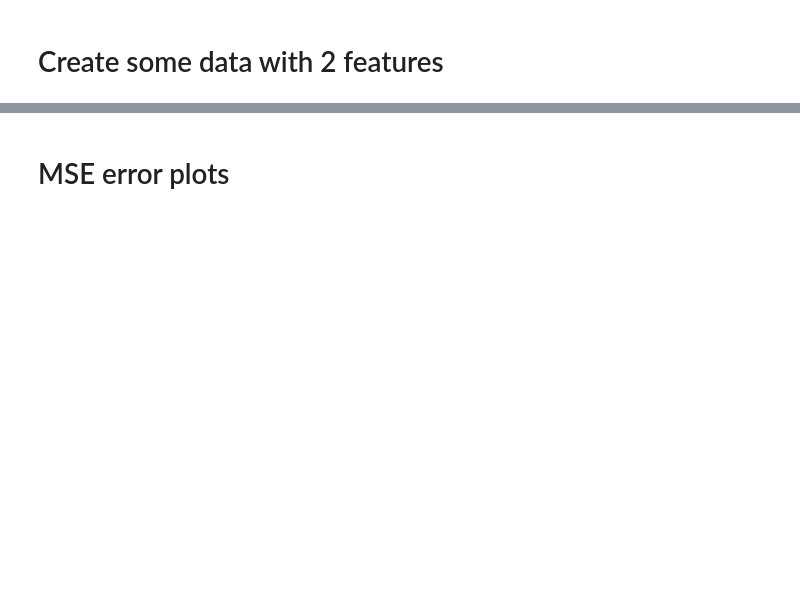
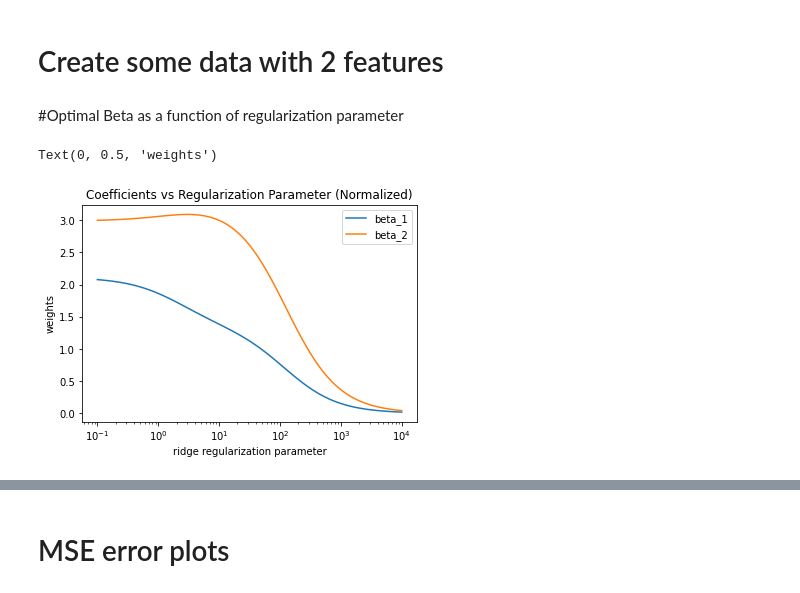
Before and after one commit to mcnica89/DATA6100, a Jupyter notebook: loss_function_surface_for_ridge_reg.ipynb, the cells around one changed output, grey strips where cells are left out. Cells and saved outputs as stored; diff of their text form; code cells hidden in the pictures; blank space fills up the shorter version.

```diff
--- a/loss_function_surface_for_ridge_reg.ipynb
+++ b/loss_function_surface_for_ridge_reg.ipynb
@@ -23,3 +23,26 @@ true_beta1 = 2
 true_beta2 = 3
 
 Y = true_beta1*X_1 + true_beta2*X_2 + ep*np.random.randn(n)
+# %% [markdown]
+#Optimal Beta as a function of regularization parameter
+# %%
+r_min, r_max = -1,4
+reg_grid = 10**np.linspace(r_min,r_max,100)
+Id = np.eye(2)
+
+emp_cov = X.T @ X
+
+reg_betas = np.linalg.inv(emp_cov[np.newaxis,:,:] + reg_grid[:,np.newaxis,np.newaxis]*Id )@X.T@Y
+# %%
+ax = plt.gca()
+ax.plot(reg_grid, reg_betas)
+ax.set_xscale('log')
+ax.legend(['beta_1','beta_2'])
+
+plt.title("Coefficients vs Regularization Parameter (Normalized)")
+plt.axis('tight')
+plt.xlabel('ridge regularization parameter')
+plt.ylabel('weights')
+# %% [output]
+Text(0, 0.5, 'weights')
+[figure, added]
```
Also changed, not shown: parts of 6 cells of this notebook.
